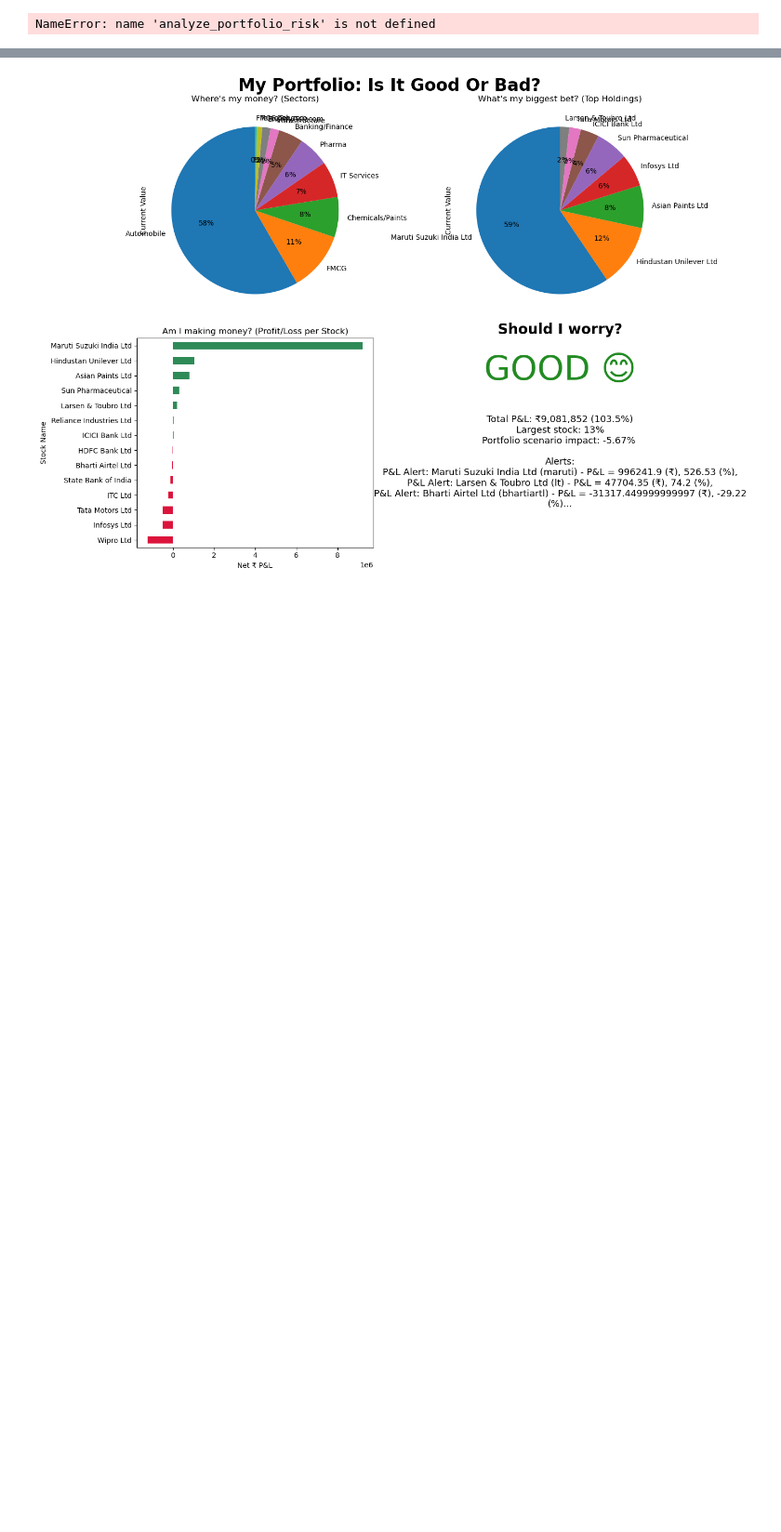
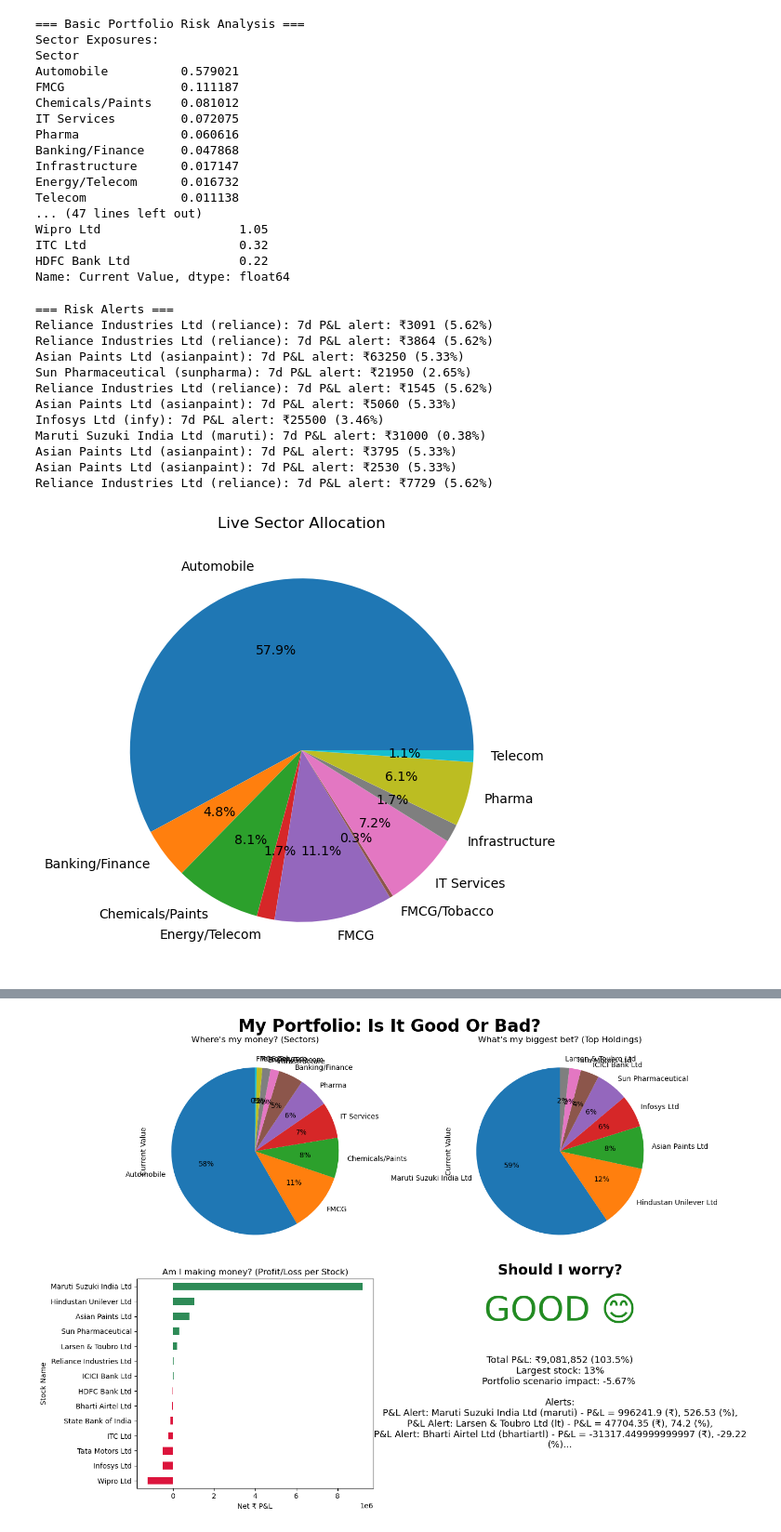
Before and after one commit to soumyeet/portfolio_analysis, a Jupyter notebook: mock-code.ipynb, the cells around one changed output, grey strips where cells are left out. Shown at 93% size. Saved outputs shown, nothing was run; the diff lists cells and outputs as text; code cells hidden in the pictures; blank space fills up the shorter version.

```diff
--- a/mock-code.ipynb
+++ b/mock-code.ipynb
@@ -558,7 +558,7 @@ df = pd.read_csv('mock_portfolio_data.csv')
 df = clean_portfolio_data(df)
 
 # 1. Run basic portfolio risk analysis
-risk_results = analyze_portfolio_risk(df)
+risk_results = analyze_portfolio_risk_yf(df)
 print("\n=== Basic Portfolio Risk Analysis ===")
 print(f"Sector Exposures:\n{risk_results['sector_exposure']}")
 print(f"\nConcentration Risk: {risk_results['concentration_risk']}")
@@ -576,31 +576,60 @@ print(risk_results_live.get('systematic_risk_note', 'Market data unavailable'))
 shock_scenarios = {
     'All': -0.05,  # 5% market-wide shock
     'IT Services': -0.10  # 10% IT sector shock
 }
 scenario_results = scenario_analysis_yf(df, shock_scenarios)
 print("\n=== Scenario Analysis Results ===")
 print(f"Portfolio Impact (₹): {scenario_results['portfolio_impact_inr']}")
 print(f"Portfolio Impact (%): {scenario_results['portfolio_impact_pct']}%")
 
 # 4. Track current exposures
 sector_alloc, stock_alloc = track_exposures_yf(df)
 print("\n=== Current Portfolio Exposures ===")
 print("Sector Allocation:\n", sector_alloc)
 print("\nStock Allocation:\n", stock_alloc)
 
 # 5. Generate risk alerts
 alerts = pnl_risk_alerts_yf(df)
 print("\n=== Risk Alerts ===")
 for alert in alerts:
     print(alert)
 
 # 6. Visualize portfolio allocations
 plot_exposure_allocations_yf(df)
 
 # 7. Run daily portfolio scan
 daily_alerts, daily_report = daily_portfolio_scan(df)
 print("\n=== Daily Portfolio Scan ===")
 for alert in daily_alerts:
     print(alert)
 # %% [output]
-NameError: name 'analyze_portfolio_risk' is not defined
+=== Basic Portfolio Risk Analysis ===
+Sector Exposures:
+Sector
+Automobile          0.579021
+FMCG                0.111187
+Chemicals/Paints    0.081012
+IT Services         0.072075
+Pharma              0.060616
+Banking/Finance     0.047868
+Infrastructure      0.017147
+Energy/Telecom      0.016732
+Telecom             0.011138
+... (47 lines left out)
+Wipro Ltd                   1.05
+ITC Ltd                     0.32
+HDFC Bank Ltd               0.22
+Name: Current Value, dtype: float64
+=== Risk Alerts ===
+Reliance Industries Ltd (reliance): 7d P&L alert: ₹3091 (5.62%)
+Reliance Industries Ltd (reliance): 7d P&L alert: ₹3864 (5.62%)
+Asian Paints Ltd (asianpaint): 7d P&L alert: ₹63250 (5.33%)
+Sun Pharmaceutical (sunpharma): 7d P&L alert: ₹21950 (2.65%)
+Reliance Industries Ltd (reliance): 7d P&L alert: ₹1545 (5.62%)
+Asian Paints Ltd (asianpaint): 7d P&L alert: ₹5060 (5.33%)
+Infosys Ltd (infy): 7d P&L alert: ₹25500 (3.46%)
+Maruti Suzuki India Ltd (maruti): 7d P&L alert: ₹31000 (0.38%)
+Asian Paints Ltd (asianpaint): 7d P&L alert: ₹3795 (5.33%)
+Asian Paints Ltd (asianpaint): 7d P&L alert: ₹2530 (5.33%)
+Reliance Industries Ltd (reliance): 7d P&L alert: ₹7729 (5.62%)
+[figure, added]
```
Also changed, not shown: parts of 3 cells of this notebook.
